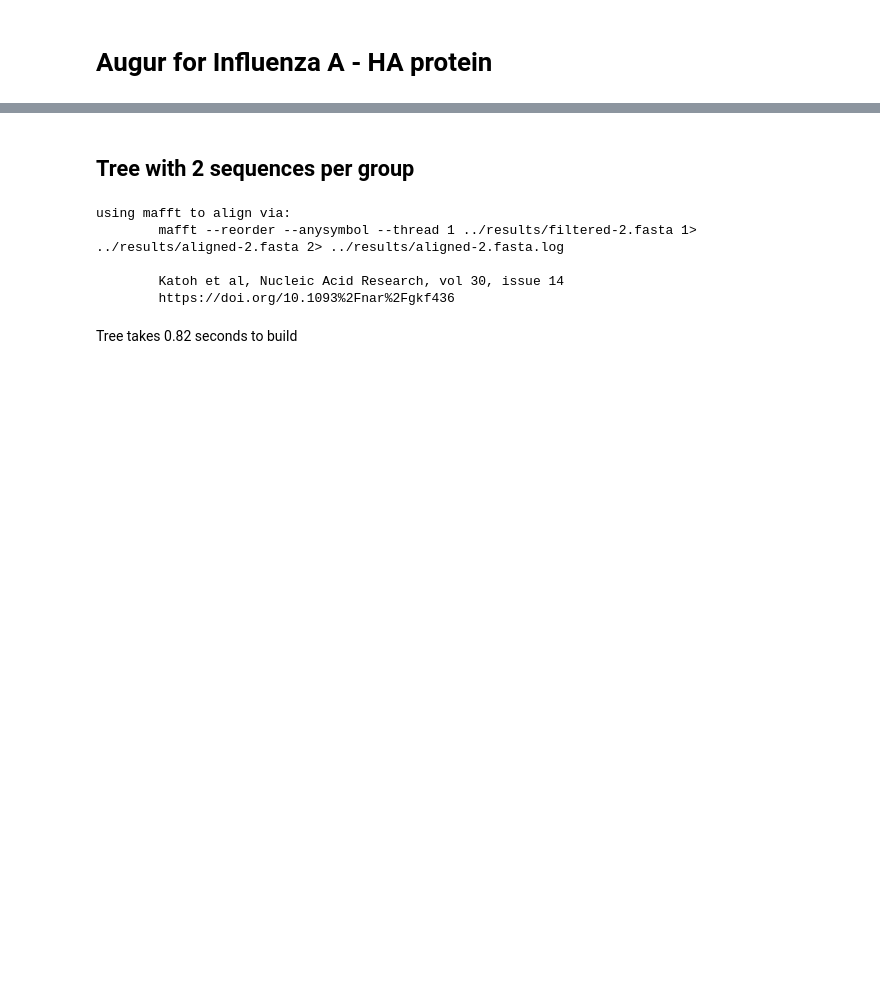
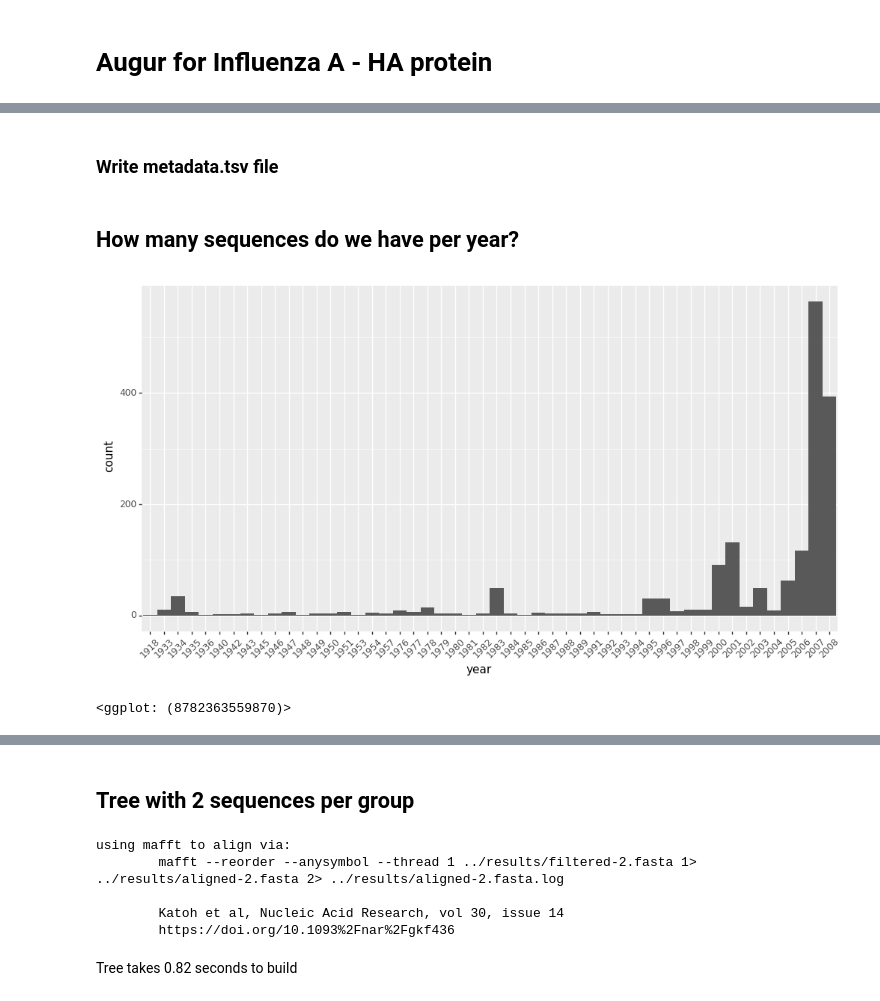
Before and after one commit to gboyle2/spatial_coupling, a Jupyter notebook: influenza-ha/analysis/influenza-A_HA_augur.ipynb, the cells around one changed output, grey strips where cells are left out. Drawn from its saved outputs; the diff is of its cells as text; code cells hidden in the pictures; blank space fills up the shorter version.

Commit message:
Added plots for sequence counts per year

```diff
--- a/influenza-ha/analysis/influenza-A_HA_augur.ipynb
+++ b/influenza-ha/analysis/influenza-A_HA_augur.ipynb
@@ -166,6 +146,8 @@ with open(original_file) as original, open(corrected_file, 'w') as corrected:
         position += 1
 #         print(record.id)
         SeqIO.write(record, corrected, 'fasta')
+# %% [markdown]
+### Write metadata.tsv file
 # %%
 import pandas as pd
 
@@ -177,3 +159,5 @@ metadata = list(zip(newID, yearsList))
 df = pd.DataFrame(data = metadata, columns=['strain', 'date'])
 
 df.to_csv('../data/metadata.tsv',sep='\t',index=False,header=True)
+# %% [markdown]
+## How many sequences do we have per year?
@@ -179,0 +167,27 @@ df.to_csv('../data/metadata.tsv',sep='\t',index=False,header=True)
+# %%
+# Write a dictionary counter for seqs in each year
+
+countseq = {}
+for year in yearList:
+    if year not in countseq:
+        countseq[year] = 1
+    else:
+        countseq[year] += 1
+
+countList = []
+for item in countseq.items():
+    countList.append(item)
+
+dfCount = pd.DataFrame(data = countList, columns = ['year','count'])
+dfCount = dfCount.sort_values(by=['year'])
+
+# Drop 2007 and 2008 since they're so much bigger
+dfDrop = dfCount.drop([3, 4])
+
+# Plot with all years
+plot1 = (ggplot(dfCount, aes('year', 'count'))
++ geom_bar(stat='identity', width = 1)) + plotnine.theme(figure_size=(12, 6), axis_text_x = element_text(angle = 45))
+print(plot1)
+# %% [output]
+[figure, added]
+<ggplot: (8782363559870)>
```
Also changed, not shown: parts of 11 cells of this notebook, 1 other file.
